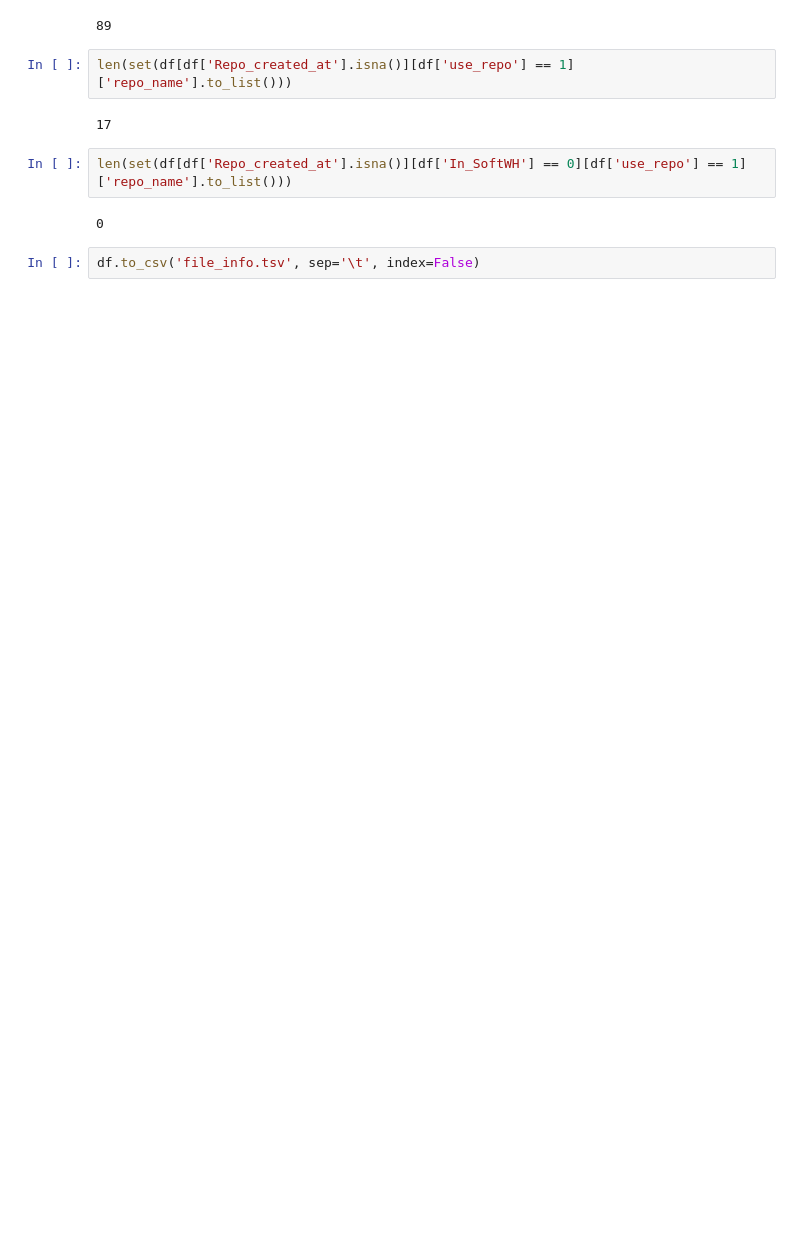
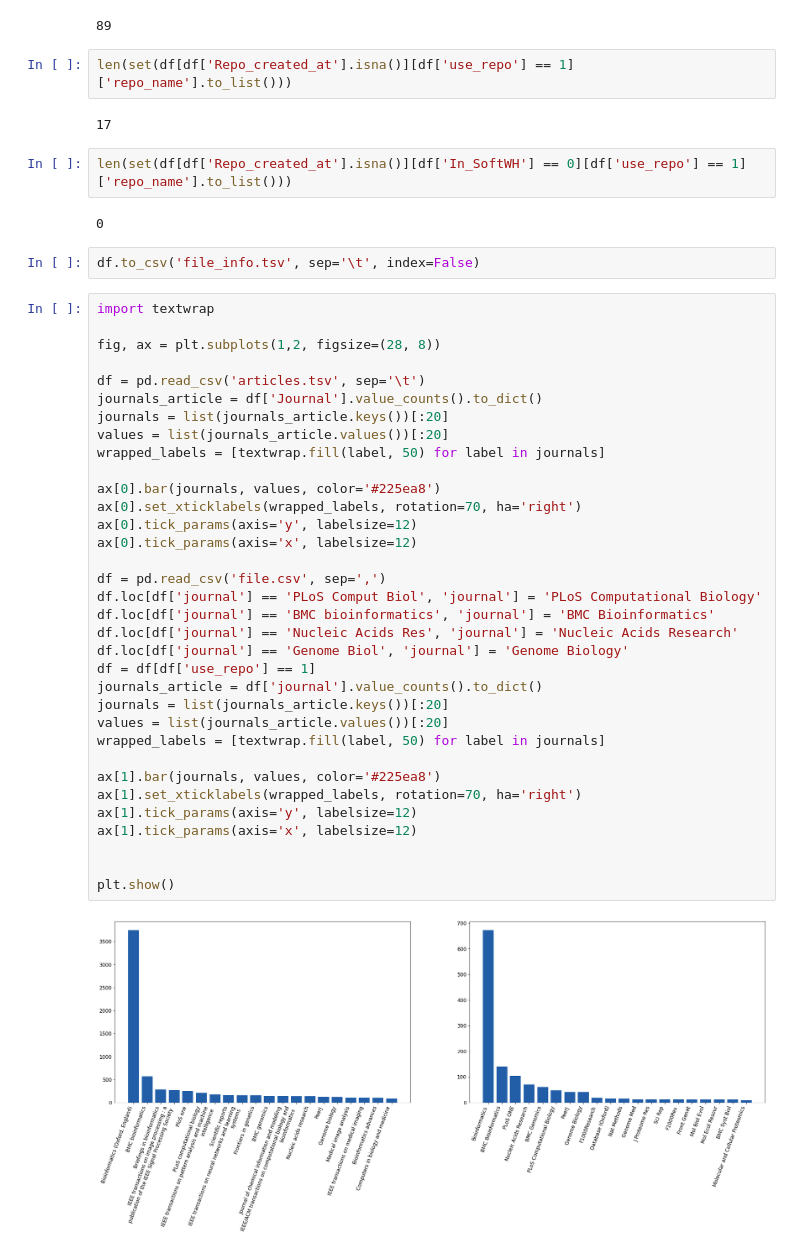
Before and after one commit to zhukovanadezhda/bioinformatics-software, a Jupyter notebook: pubmed_api.ipynb, the cells around one changed output. Drawn from its saved outputs; the diff is of its cells as text; blank space fills up the shorter version.

```diff
--- a/pubmed_api.ipynb
+++ b/pubmed_api.ipynb
@@ -503,3 +498,39 @@ len(set(df[df['Repo_created_at'].isna()][df['In_SoftWH'] == 0][df['use_repo'] ==
 0
 # %%
 df.to_csv('file_info.tsv', sep='\t', index=False)
+# %%
+import textwrap
+
+fig, ax = plt.subplots(1,2, figsize=(28, 8))
+
+df = pd.read_csv('articles.tsv', sep='\t')
+journals_article = df['Journal'].value_counts().to_dict()
+journals = list(journals_article.keys())[:20]
+values = list(journals_article.values())[:20]
+wrapped_labels = [textwrap.fill(label, 50) for label in journals]
+
+ax[0].bar(journals, values, color='#225ea8')
+ax[0].set_xticklabels(wrapped_labels, rotation=70, ha='right')
+ax[0].tick_params(axis='y', labelsize=12)
+ax[0].tick_params(axis='x', labelsize=12)
+
+df = pd.read_csv('file.csv', sep=',')
+df.loc[df['journal'] == 'PLoS Comput Biol', 'journal'] = 'PLoS Computational Biology'
+df.loc[df['journal'] == 'BMC bioinformatics', 'journal'] = 'BMC Bioinformatics'
+df.loc[df['journal'] == 'Nucleic Acids Res', 'journal'] = 'Nucleic Acids Research'
+df.loc[df['journal'] == 'Genome Biol', 'journal'] = 'Genome Biology'
+df = df[df['use_repo'] == 1]
+journals_article = df['journal'].value_counts().to_dict()
+journals = list(journals_article.keys())[:20]
+values = list(journals_article.values())[:20]
+wrapped_labels = [textwrap.fill(label, 50) for label in journals]
+
+ax[1].bar(journals, values, color='#225ea8')
+ax[1].set_xticklabels(wrapped_labels, rotation=70, ha='right')
+ax[1].tick_params(axis='y', labelsize=12)
+ax[1].tick_params(axis='x', labelsize=12)
+
+
+plt.show()
+# %% [output]
+[figure, added]
```
Also changed, not shown: parts of 8 cells of this notebook, 17 other files.
